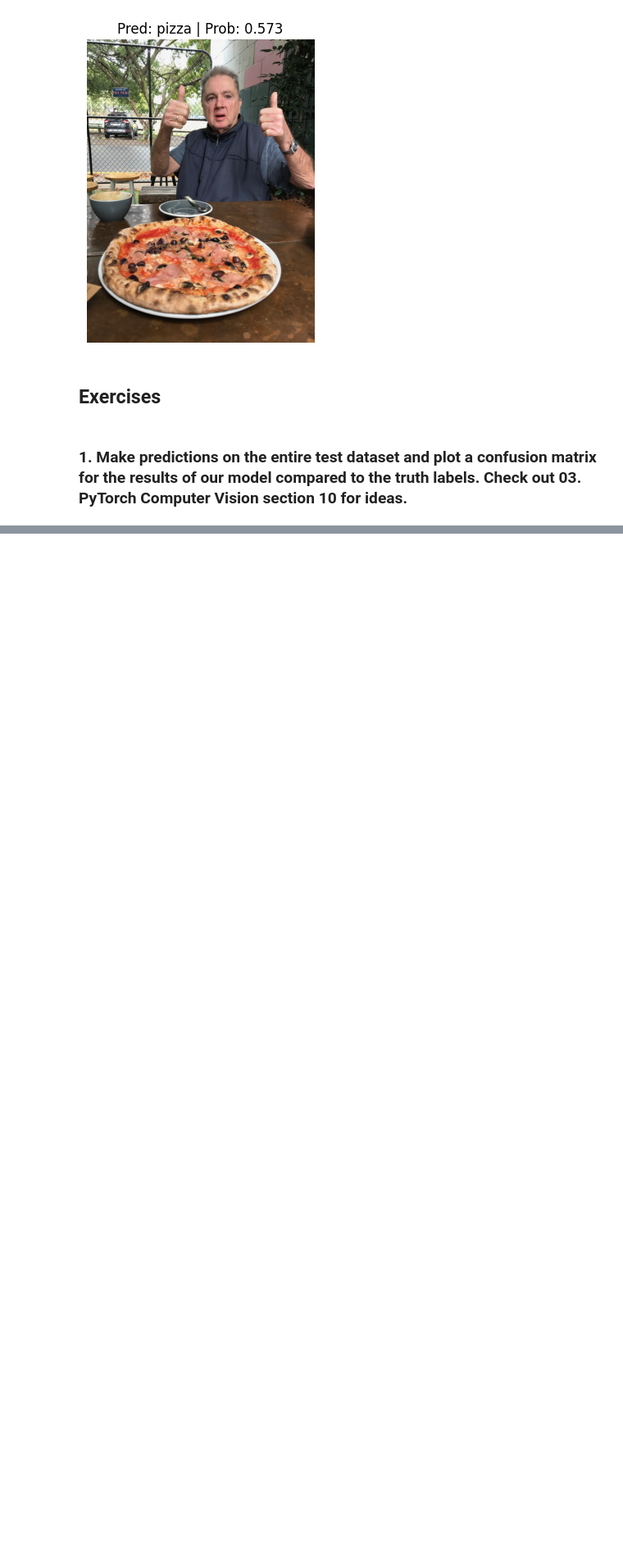
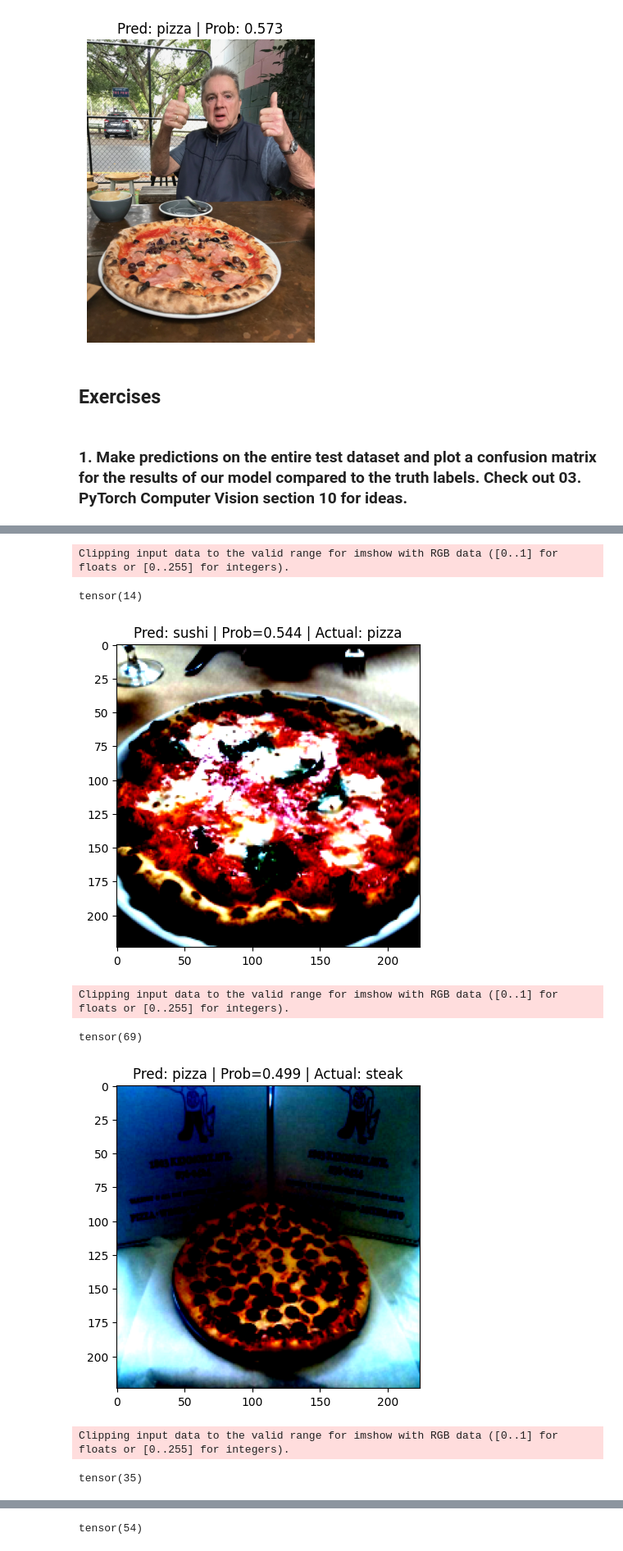
Before and after one commit to eac83/PyTorch_Practice, a Jupyter notebook: 06_PyTorch_Transfer_Learning.ipynb, the cells around one changed output, grey strips where cells are left out. Shown at 82% size. Saved outputs shown, nothing was run; the diff lists cells and outputs as text; code cells hidden in the pictures; blank space fills up the shorter version.

```diff
--- a/06_PyTorch_Transfer_Learning.ipynb
+++ b/06_PyTorch_Transfer_Learning.ipynb
@@ -474,0 +456,48 @@ test_data.targets
+# %%
+# Predict over  all of test dataset
+y_preds = []
+y_probs = []
+y_trues = []
+model.eval()
+with torch.inference_mode():
+    for X, y in tqdm(test_dataloader, desc='Making predictions'):
+        X, y = X.to(device), y.to(device)
+        y_logit = model(X)
+        y_pred = torch.softmax(y_logit, dim=1).argmax(dim=1)
+        y_preds.append(y_pred.cpu())
+        y_prob = torch.softmax(y_logit, dim=1).max(dim=1)[0]
+        y_probs.append(y_prob)
+        y_trues.append(y)
+    y_preds_tensor = torch.cat(y_preds)
+    y_probs_tensor = torch.cat(y_probs)
+    y_trues_tensor = torch.cat(y_trues)
+
+# Grab wrong predictions
+wrong_idx = torch.where(y_preds_tensor!=y_trues_tensor.to('cpu'))[0]
+wrong_preds = y_preds_tensor[wrong_idx]
+wrong_probs = y_probs_tensor[wrong_idx]
+wrong_trues = y_trues_tensor[wrong_idx]
+
+# Sort by probability
+sorted_probs, sort_idx = torch.sort(wrong_probs, descending=True)
+sorted_preds = wrong_preds[sort_idx.to('cpu')]
+sorted_trues = wrong_trues[sort_idx.to('cpu')]
+
+# Plot 5 most wrong images
+test_image_path_list = list(Path(test_dir).glob('*/*.jpg'))
+for i, idx in enumerate(sort_idx[:5]):
+    print(wrong_idx[idx])
+    img = test_data[idx][0]
+    plt.figure()
+    plt.imshow(torch.permute(img, (1, 2, 0)))
+    plt.title(f'Pred: {class_names[sorted_preds[i]]} | Prob={sorted_probs[i]:.3} | Actual: {class_names[sorted_trues[i]]}')
+    plt.show()
+# %% [output]
+Clipping input data to the valid range for imshow with RGB data ([0..1] for floats or [0..255] for integers).
+tensor(14)
+[figure, added]
+Clipping input data to the valid range for imshow with RGB data ([0..1] for floats or [0..255] for integers).
+tensor(69)
+[figure, added]
+Clipping input data to the valid range for imshow with RGB data ([0..1] for floats or [0..255] for integers).
+tensor(35)
@@ -474,0 +506 @@ test_data.targets
+tensor(54)
```
Also changed, not shown: parts of 14 cells of this notebook, 1 other file.
